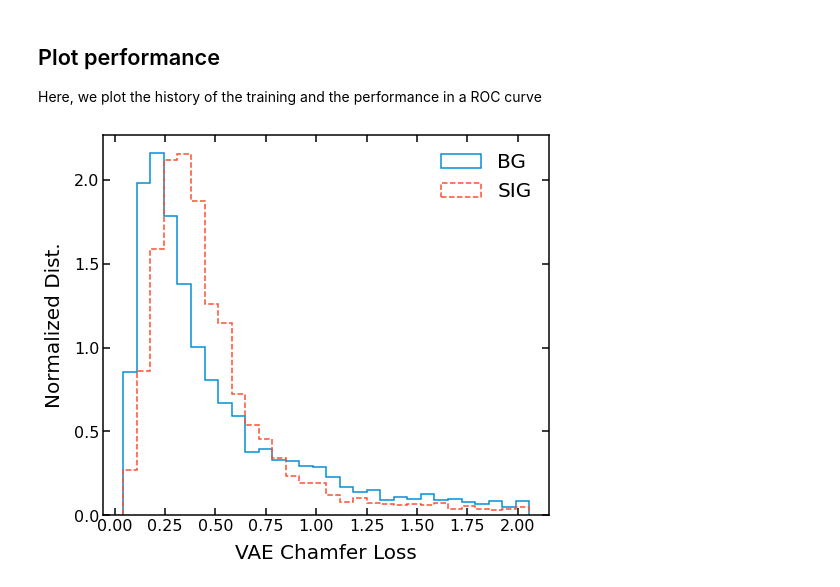
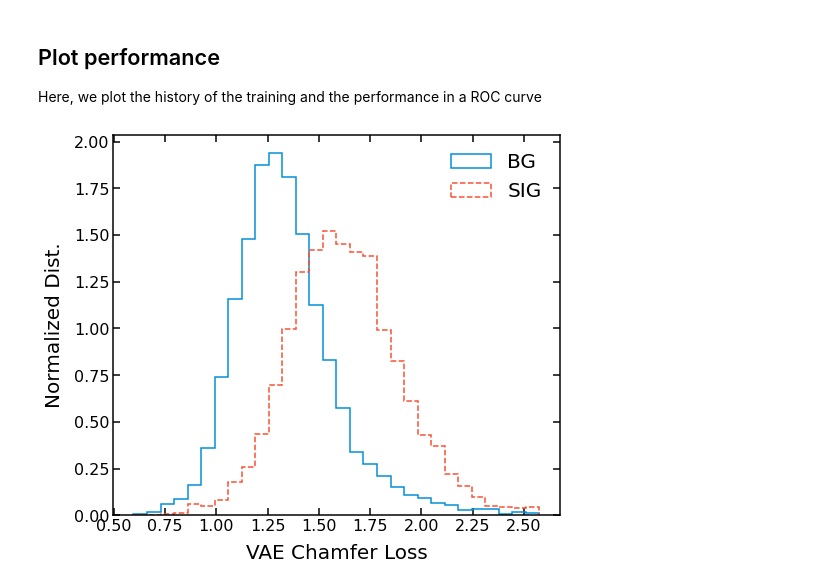
Before and after one commit to nadya-chernyavskaya/ADgvae, a Jupyter notebook: notebooks/EdgeGraphConvAE_offline.ipynb, the cells around one changed output. Cells and saved outputs as stored; diff of their text form; code cells hidden in the pictures.

```diff
--- a/notebooks/EdgeGraphConvAE_offline.ipynb
+++ b/notebooks/EdgeGraphConvAE_offline.ipynb
@@ -26,6 +31,6 @@ DATA_PATH = '/eos/project/d/dshep/TOPCLASS/DijetAnomaly/VAE_data/events/'
 TRAIN_NAME = 'qcd_sqrtshatTeV_13TeV_PU40_NEW_sideband'
 filename_bg = DATA_PATH + TRAIN_NAME + '_parts/' + TRAIN_NAME + '_000.h5'
 batch_size = 128
-train_set_size = int((5*10e4//batch_size)*batch_size)
+train_set_size = int((5*10e3//batch_size)*batch_size)
 # %%
 nodes_n, feat_sz, particles_bg  = prepr.prepare_data_constituents(filename_bg,train_set_size,0,train_set_size+1)
@@ -253,11 +159,11 @@ MLP input h = Tensor("Flatten/Reshape_8:0", shape=(None, 800), dtype=float32)
 # %%
 import models.models as models
 reload(models)
-nhidden = int(nodes_n*feat_sz/4)
+nhidden = 10 #int(nodes_n*feat_sz/10)
 
 k=7
-ae = models.EdgeConvAutoEncoder(nodes_n=nodes_n, feat_sz=feat_sz, k_neighbors=k, activation=LeakyReLU(alpha=0.3),latent_dim=nhidden)
-#vae = models.EdgeConvVariationalAutoEncoder(nodes_n=nodes_n, feat_sz=feat_sz,k_neighbors=k, activation=LeakyReLU(alpha=0.3),
+ae = models.EdgeConvAutoEncoder(nodes_n=nodes_n, feat_sz=feat_sz, k_neighbors=k, activation=LeakyReLU(alpha=0.1),latent_dim=nhidden)
+#vae = models.EdgeConvVariationalAutoEncoder(nodes_n=nodes_n, feat_sz=feat_sz,k_neighbors=k, activation=LeakyReLU(alpha=0.1),
                                 #latent_dim=nhidden,beta_kl=10,kl_warmup_time=5)
 # %% [output]
 Model: "EdgeConvEncoder"
@@ -354,24 +260,24 @@ loss_sig = losses.threeD_loss_manual(particles_sig,Y_sig_predict)
 # %%
 plt.style.use('/eos/user/n/nchernya/MLHEP/AnomalyDetection/ADgvae/utils/adfigstyle.mplstyle')
 
-max_score = np.quantile(loss_bg,0.95)#,np.max(loss_bg_dist))
+max_score = np.quantile(loss_sig,0.99)#,np.max(loss_bg_dist))
 min_score = np.min(loss_bg)#,np.max(loss_bg_dist))
 bins = 30
 # plot BG
 plt.figure()
 plt.hist(loss_bg, bins=bins, label='BG', density=True, range=(min_score, max_score),
          histtype='step', fill=False, linewidth=1.5)
 plt.hist(loss_sig, bins=bins, label='SIG', density=True, range=(min_score, max_score),
          histtype='step', linestyle='--',fill=False, linewidth=1.5)
 #plt.semilogy()
 plt.xlabel("VAE Chamfer Loss")
 plt.ylabel("Normalized Dist.")
 plt.legend(loc='upper right')
 savename = '/eos/user/n/nchernya/MLHEP/AnomalyDetection/ADgvae/figs/reco_edgeconv_ae_test.pdf'
 plt.savefig(savename)
 plt.show()
 # %% [output]
-[figure, old version]
+[figure, new version]
 # %%
 plt.style.use('/eos/user/n/nchernya/MLHEP/AnomalyDetection/ADgvae/utils/adfigstyle.mplstyle')
 for i in range(0,len(feats)):
```
Also changed, not shown: parts of 23 cells of this notebook.
